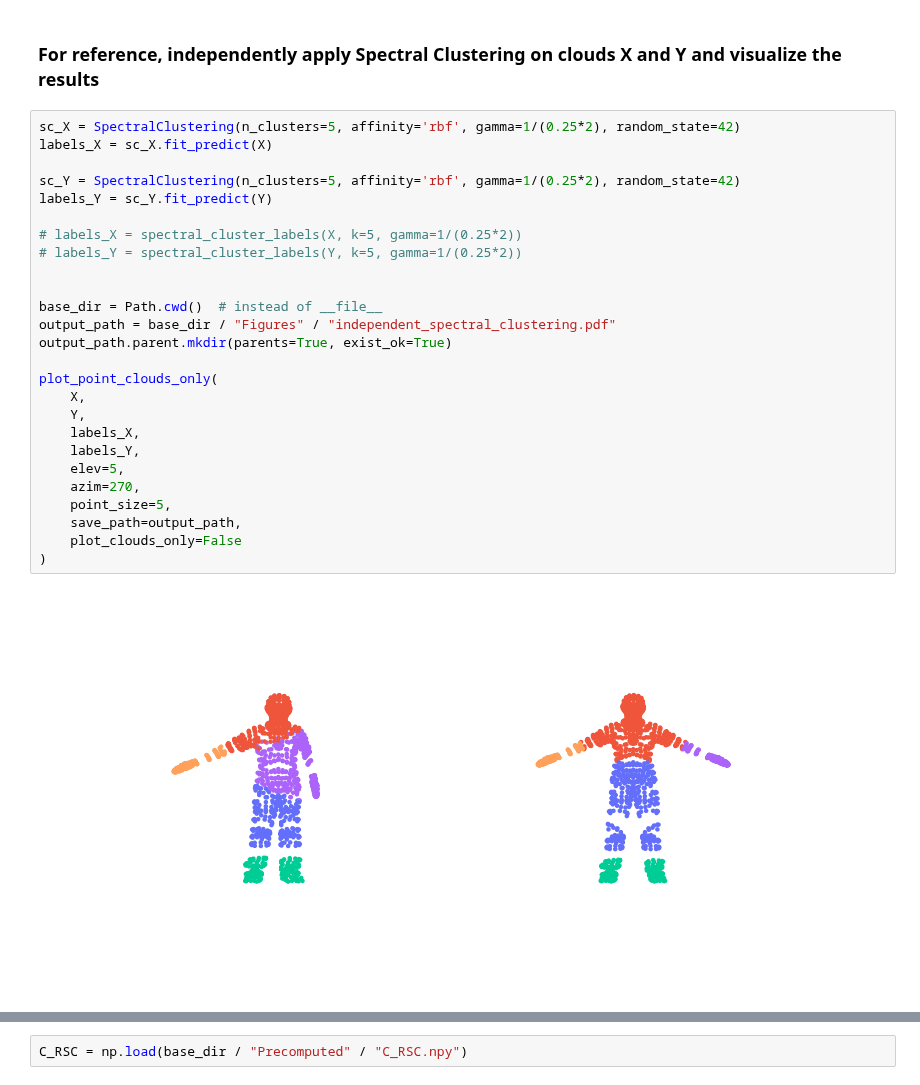
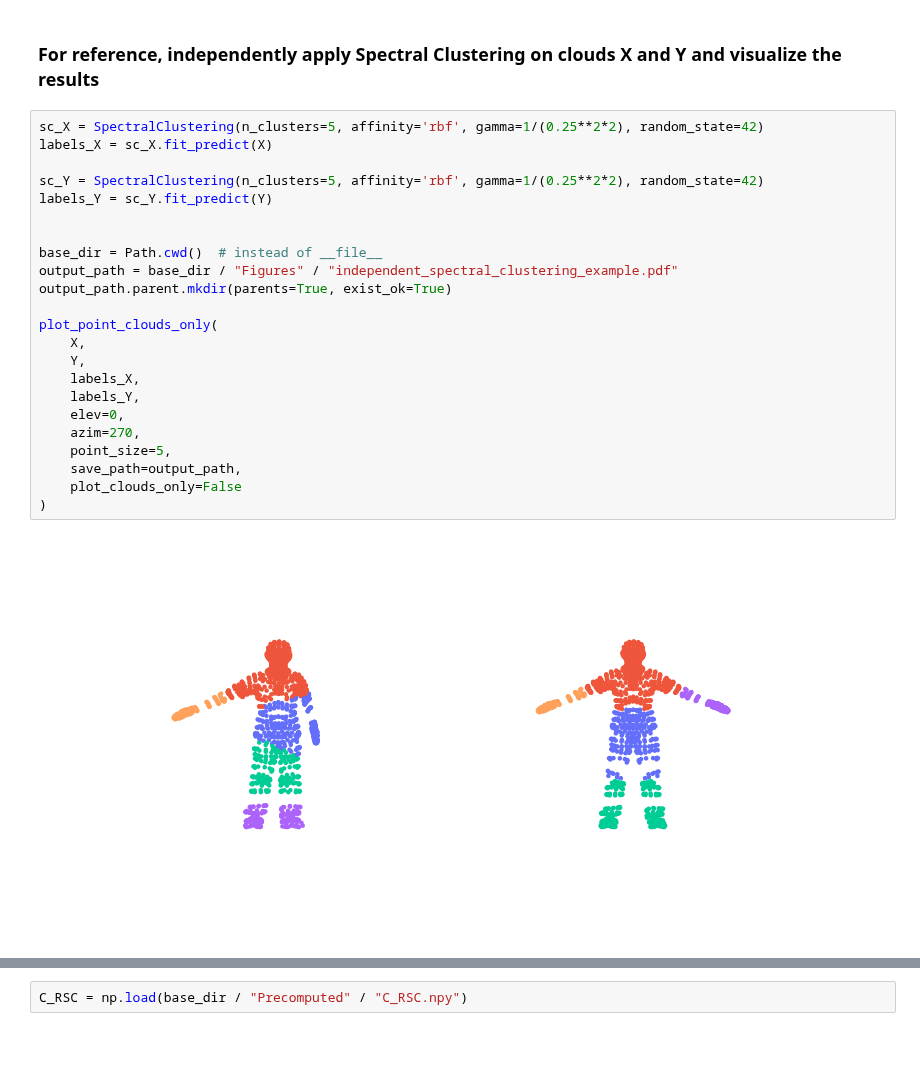
Before and after one commit to GabrielSamberg/Matching-Clustering, a Jupyter notebook: Reproducible_Code/3DShapeCorrespondence.ipynb, the cells around one changed output, grey strips where cells are left out. Drawn from its saved outputs; the diff is of its cells as text; blank space fills up the shorter version.

```diff
--- a/Reproducible_Code/3DShapeCorrespondence.ipynb
+++ b/Reproducible_Code/3DShapeCorrespondence.ipynb
@@ -30,32 +38,29 @@ X, Y = create_3D_clouds(path_X, path_Y)
 # %% [markdown]
 ### For reference, independently apply Spectral Clustering on clouds X and Y and visualize the results
 # %%
-sc_X = SpectralClustering(n_clusters=5, affinity='rbf', gamma=1/(0.25*2), random_state=42)
+sc_X = SpectralClustering(n_clusters=5, affinity='rbf', gamma=1/(0.25**2*2), random_state=42)
 labels_X = sc_X.fit_predict(X)
 
-sc_Y = SpectralClustering(n_clusters=5, affinity='rbf', gamma=1/(0.25*2), random_state=42)
+sc_Y = SpectralClustering(n_clusters=5, affinity='rbf', gamma=1/(0.25**2*2), random_state=42)
 labels_Y = sc_Y.fit_predict(Y)
-
-# labels_X = spectral_cluster_labels(X, k=5, gamma=1/(0.25*2))
-# labels_Y = spectral_cluster_labels(Y, k=5, gamma=1/(0.25*2))
 
 
 base_dir = Path.cwd()  # instead of __file__
-output_path = base_dir / "Figures" / "independent_spectral_clustering.pdf"
+output_path = base_dir / "Figures" / "independent_spectral_clustering_example.pdf"
 output_path.parent.mkdir(parents=True, exist_ok=True)
 
 plot_point_clouds_only(
     X,
     Y,
     labels_X,
     labels_Y,
-    elev=5,
+    elev=0,
     azim=270,
     point_size=5,
     save_path=output_path,
     plot_clouds_only=False
 )
 # %% [output]
-[figure, old version]
+[figure, new version]
 # %% [markdown]
 ## Continue with $\text{RSC}$ applied on clouds $X$ and $Y$:
```
Also changed, not shown: parts of 20 cells of this notebook, 32 other files.
